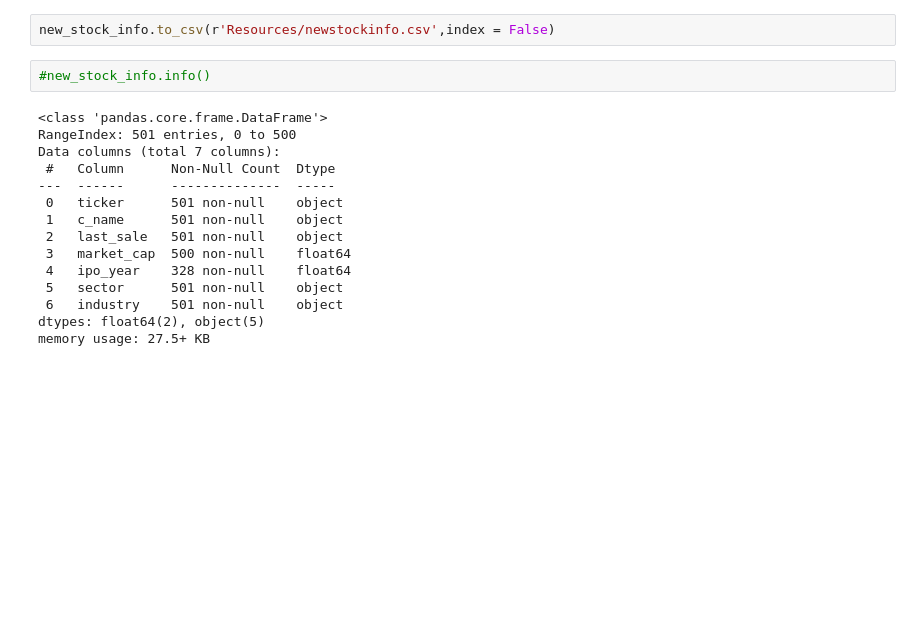
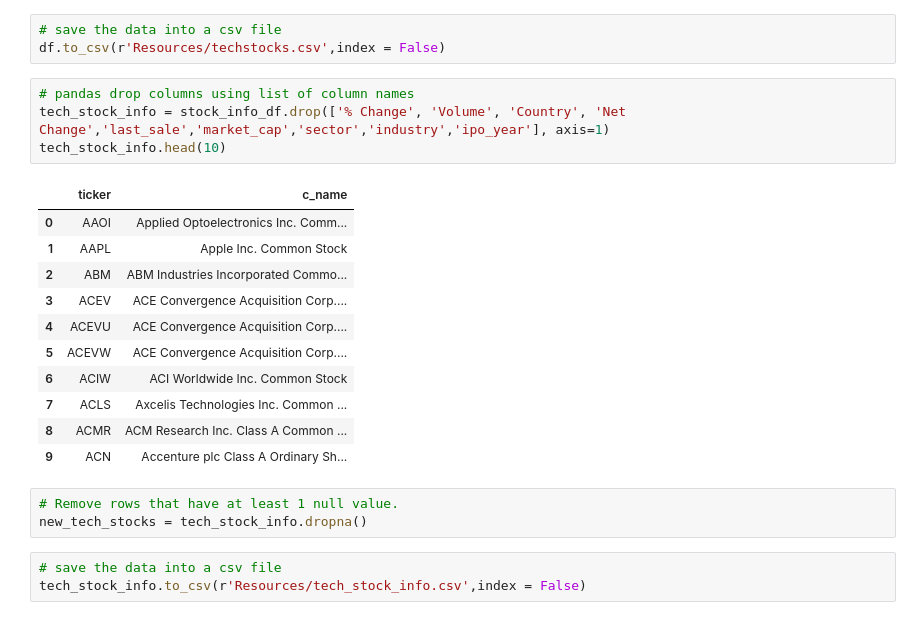
Before and after one commit to DanMarks12/Final_Project_Group5, a Jupyter notebook: Tech_Stocks.ipynb, the cells around one changed output. Cells and saved outputs as stored; diff of their text form; blank space fills up the shorter version.

```diff
--- a/Tech_Stocks.ipynb
+++ b/Tech_Stocks.ipynb
@@ -72,19 +117,25 @@ df_stocks.head(10)
 # %%
-new_stock_info.to_csv(r'Resources/newstockinfo.csv',index = False)
+# save the data into a csv file
+df.to_csv(r'Resources/techstocks.csv',index = False)
 # %%
-#new_stock_info.info()
+# pandas drop columns using list of column names
+tech_stock_info = stock_info_df.drop(['% Change', 'Volume', 'Country', 'Net Change','last_sale','market_cap','sector','industry','ipo_year'], axis=1)
+tech_stock_info.head(10)
 # %% [output]
-<class 'pandas.core.frame.DataFrame'>
-RangeIndex: 501 entries, 0 to 500
-Data columns (total 7 columns):
- #   Column      Non-Null Count  Dtype
----  ------      --------------  -----
- 0   ticker      501 non-null    object
- 1   c_name      501 non-null    object
- 2   last_sale   501 non-null    object
- 3   market_cap  500 non-null    float64
- 4   ipo_year    328 non-null    float64
- 5   sector      501 non-null    object
- 6   industry    501 non-null    object
-dtypes: float64(2), object(5)
-memory usage: 27.5+ KB
+|  | ticker | c_name |
+| 0 | AAOI | Applied Optoelectronics Inc. Comm... |
+| 1 | AAPL | Apple Inc. Common Stock |
+| 2 | ABM | ABM Industries Incorporated Commo... |
+| 3 | ACEV | ACE Convergence Acquisition Corp.... |
+| 4 | ACEVU | ACE Convergence Acquisition Corp.... |
+| 5 | ACEVW | ACE Convergence Acquisition Corp.... |
+| 6 | ACIW | ACI Worldwide Inc. Common Stock |
+| 7 | ACLS | Axcelis Technologies Inc. Common ... |
+| 8 | ACMR | ACM Research Inc. Class A Common ... |
+| 9 | ACN | Accenture plc Class A Ordinary Sh... |
+# %%
+# Remove rows that have at least 1 null value.
+new_tech_stocks = tech_stock_info.dropna()
+# %%
+# save the data into a csv file
+tech_stock_info.to_csv(r'Resources/tech_stock_info.csv',index = False)
```
Also changed, not shown: parts of 9 cells of this notebook.
